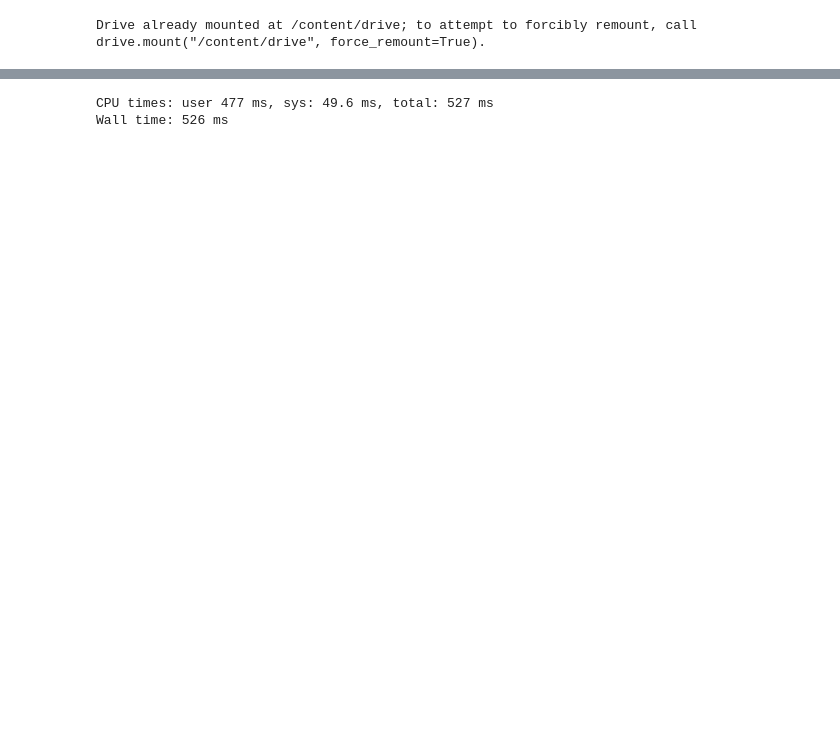
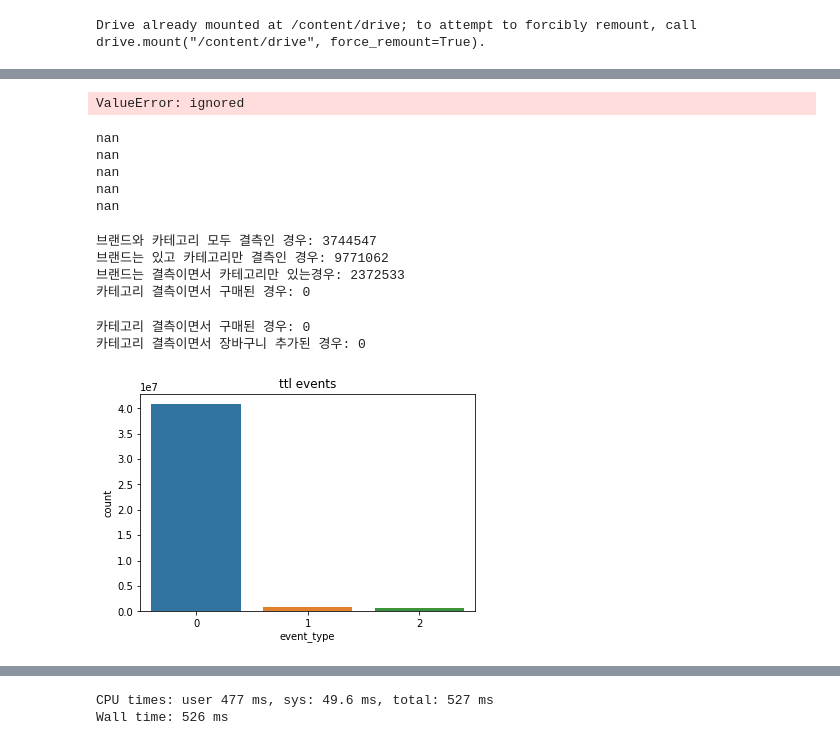
Before and after one commit to dlskawns/coz-project, a Jupyter notebook: CP2_기획_프로젝트.ipynb, the cells around one changed output, grey strips where cells are left out. Cells and saved outputs as stored; diff of their text form; code cells hidden in the pictures; blank space fills up the shorter version.

```diff
--- a/CP2_기획_프로젝트.ipynb
+++ b/CP2_기획_프로젝트.ipynb
@@ -22,0 +26,4 @@ Wall time: 1min 19s
+# %%
+%%time
+import pandas as pd
+df = pd.read_parquet('/content/parquetted_df')
@@ -22,0 +41,3 @@ Wall time: 1min 19s
+# %%
+%%time
+df.event_type = df.event_type.map(lambda x: 0 if x == 'view' else ( 1 if x == 'cart' else 2))
@@ -22,0 +233,44 @@ Wall time: 1min 19s
+# %%
+%%time
+logit = LogisticRegression()
+logit.fit(x_train, y_train)
+# y_pred = logit.predict(x_val, y_val)
+# %% [output]
+ValueError: ignored
+# %%
+import numpy as np
+cat_list = df[df['brand']=='xiaomi']['category_code'].value_counts()[:5]
+
+for i in cat_list:
+  print(np.mean(df[(df['brand']=='xiaomi')&(df['category_code']==i)]['price']))
+# %% [output]
+nan
+nan
+nan
+nan
+nan
+# %%
+print(f"브랜드와 카테고리 모두 결측인 경우: {len(df[(df['category_code'].isnull())&(df['brand'].isnull())])}")
+print(f"브랜드는 있고 카테고리만 결측인 경우: {len(df[(df['category_code'].isnull())&(df['brand'].notnull())])}")
+print(f"브랜드는 결측이면서 카테고리만 있는경우: {len(df[(df['category_code'].notnull())&(df['brand'].isnull())])}")
+print(f"카테고리 결측이면서 구매된 경우: {len(df[(df['category_code'].isnull())&(df['event_type'] == 'purchase')])}")
+# %% [output]
+브랜드와 카테고리 모두 결측인 경우: 3744547
+브랜드는 있고 카테고리만 결측인 경우: 9771062
+브랜드는 결측이면서 카테고리만 있는경우: 2372533
+카테고리 결측이면서 구매된 경우: 0
+# %%
+print(f"카테고리 결측이면서 구매된 경우: {len(df[(df['category_code'].isnull())&(df['event_type'] == 'purchase')])}")
+print(f"카테고리 결측이면서 장바구니 추가된 경우: {len(df[(df['category_code'].isnull())&(df['event_type'] == 'cart')])}")
+# %% [output]
+카테고리 결측이면서 구매된 경우: 0
+카테고리 결측이면서 장바구니 추가된 경우: 0
+# %%
+import matplotlib.pyplot as plt
+import seaborn as sns
+
+sns.countplot(df.event_type, order = df.event_type.value_counts().index)
+plt.title('ttl events')
+plt.show();
+# %% [output]
+[figure, added]
```
Also changed, not shown: parts of 33 cells of this notebook.
